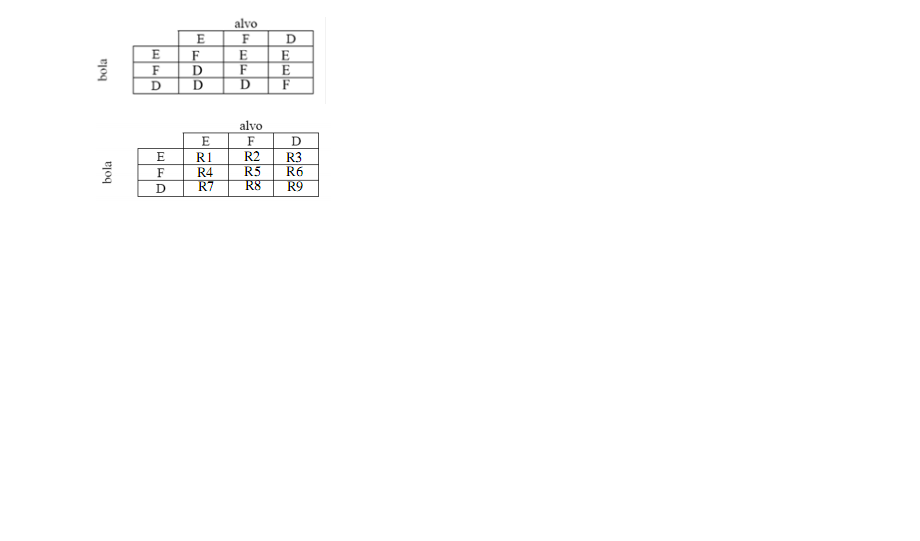
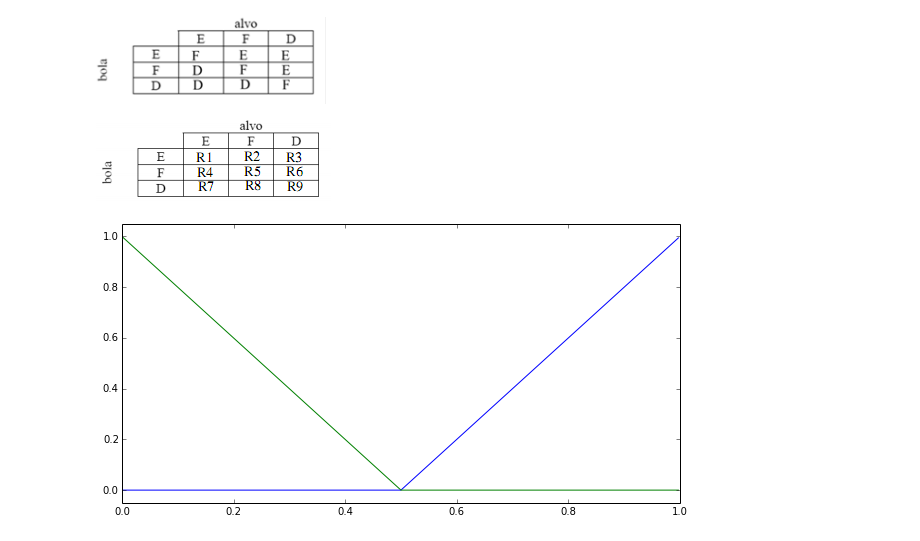
Before and after one commit to hoarf/robotsoccer, a Jupyter notebook: robotsoccer.ipynb, the cells around one changed output. Cells and saved outputs as stored; diff of their text form; code cells hidden in the pictures; blank space fills up the shorter version.

```diff
--- a/robotsoccer.ipynb
+++ b/robotsoccer.ipynb
@@ -58,4 +58,14 @@ Image(filename='rel_matrix.png')
 Image(filename='rel_matrix2.png')
 # %% [output]
 [figure]
+# %%
+intensity_L = fuzz.trimf(n_force_domain, [0,0,0.5])
+intensity_H = fuzz.trimf(n_force_domain, [0.5,1,1])
+
+fig, ax =plt.subplots()
+ax.plot(n_force_domain, intensity_H)
+ax.plot(n_force_domain, intensity_L)
+ax.set_ylim(-0.05, 1.05);
+# %% [output]
+[figure, added]
 # %%
```
Also changed, not shown: parts of 6 cells of this notebook, 2 other files.
